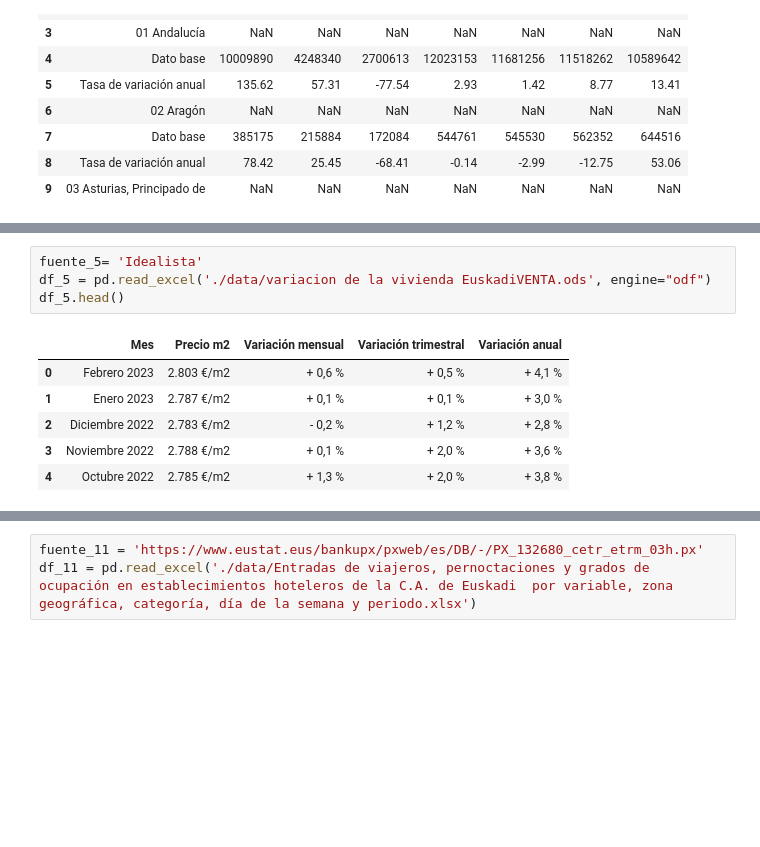
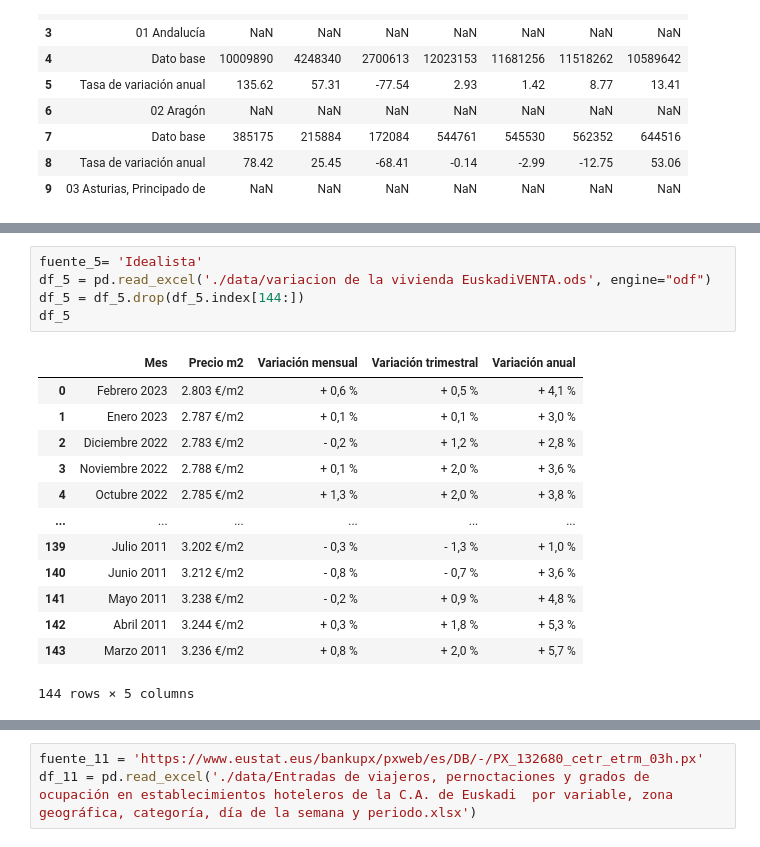
Before and after one commit to alandia92/EDA-Turismo-Euskadi, a Jupyter notebook: EDA/Limpieza.ipynb, the cells around one changed output, grey strips where cells are left out. Drawn from its saved outputs; the diff is of its cells as text; blank space fills up the shorter version.

```diff
--- a/EDA/Limpieza.ipynb
+++ b/EDA/Limpieza.ipynb
@@ -34,14 +46,22 @@ df_4.head()
 # %%
 fuente_5= 'Idealista'
 df_5 = pd.read_excel('./data/variacion de la vivienda EuskadiVENTA.ods', engine="odf")
-df_5.head()
+df_5 = df_5.drop(df_5.index[144:])
+df_5
 # %% [output]
 |  | Mes | Precio m2 | Variación mensual | Variación trimestral | Variación anual |
 | 0 | Febrero 2023 | 2.803 €/m2 | + 0,6 % | + 0,5 % | + 4,1 % |
 | 1 | Enero 2023 | 2.787 €/m2 | + 0,1 % | + 0,1 % | + 3,0 % |
 | 2 | Diciembre 2022 | 2.783 €/m2 | - 0,2 % | + 1,2 % | + 2,8 % |
 | 3 | Noviembre 2022 | 2.788 €/m2 | + 0,1 % | + 2,0 % | + 3,6 % |
 | 4 | Octubre 2022 | 2.785 €/m2 | + 1,3 % | + 2,0 % | + 3,8 % |
+| ... | ... | ... | ... | ... | ... |
+| 139 | Julio 2011 | 3.202 €/m2 | - 0,3 % | - 1,3 % | + 1,0 % |
+| 140 | Junio 2011 | 3.212 €/m2 | - 0,8 % | - 0,7 % | + 3,6 % |
+| 141 | Mayo 2011 | 3.238 €/m2 | - 0,2 % | + 0,9 % | + 4,8 % |
+| 142 | Abril 2011 | 3.244 €/m2 | + 0,3 % | + 1,8 % | + 5,3 % |
+| 143 | Marzo 2011 | 3.236 €/m2 | + 0,8 % | + 2,0 % | + 5,7 % |
+144 rows × 5 columns
 # %%
 fuente_6 = 'Idealista'
 df_6 = pd.read_excel('./data/variacion de la vivienda MadridVENTA.ods', engine="odf")
```
Also changed, not shown: parts of 30 cells of this notebook, 2 other files.
